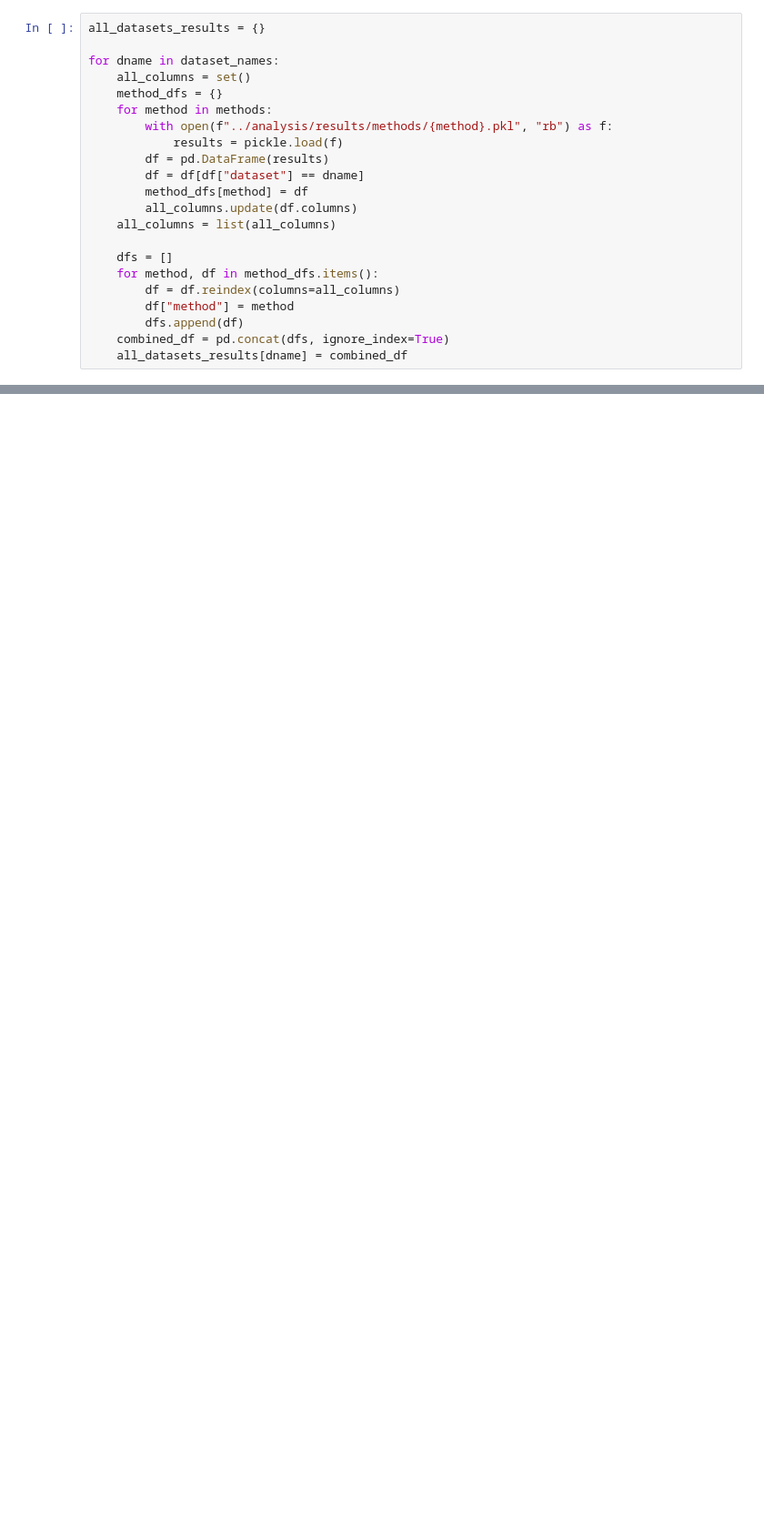
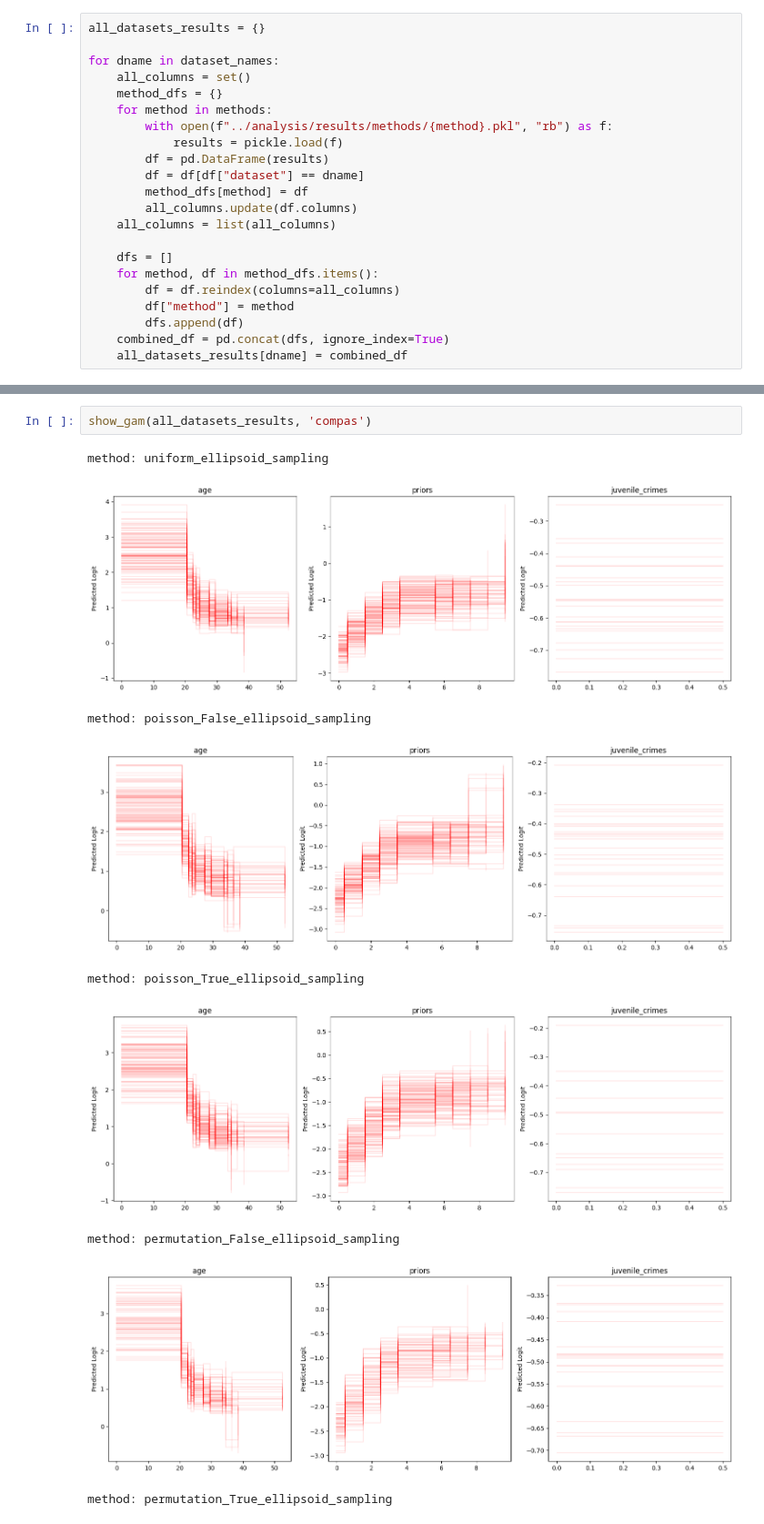
Before and after one commit to chrisli36/gam-rashoman-set, a Jupyter notebook: method_scripts/method_evaluation.ipynb, the cells around one changed output, grey strips where cells are left out. Shown at 91% size. Cells and saved outputs as stored; diff of their text form; blank space fills up the shorter version.

```diff
--- a/method_scripts/method_evaluation.ipynb
+++ b/method_scripts/method_evaluation.ipynb
@@ -146,0 +212,12 @@ show_bar_plot(all_datasets_results, "bank", "iou")
+# %%
+show_gam(all_datasets_results, 'compas')
+# %% [output]
+method: uniform_ellipsoid_sampling
+[figure, added]
+method: poisson_False_ellipsoid_sampling
+[figure, added]
+method: poisson_True_ellipsoid_sampling
+[figure, added]
+method: permutation_False_ellipsoid_sampling
+[figure, added]
+method: permutation_True_ellipsoid_sampling
```
Also changed, not shown: parts of 11 cells of this notebook, 13 other files.
